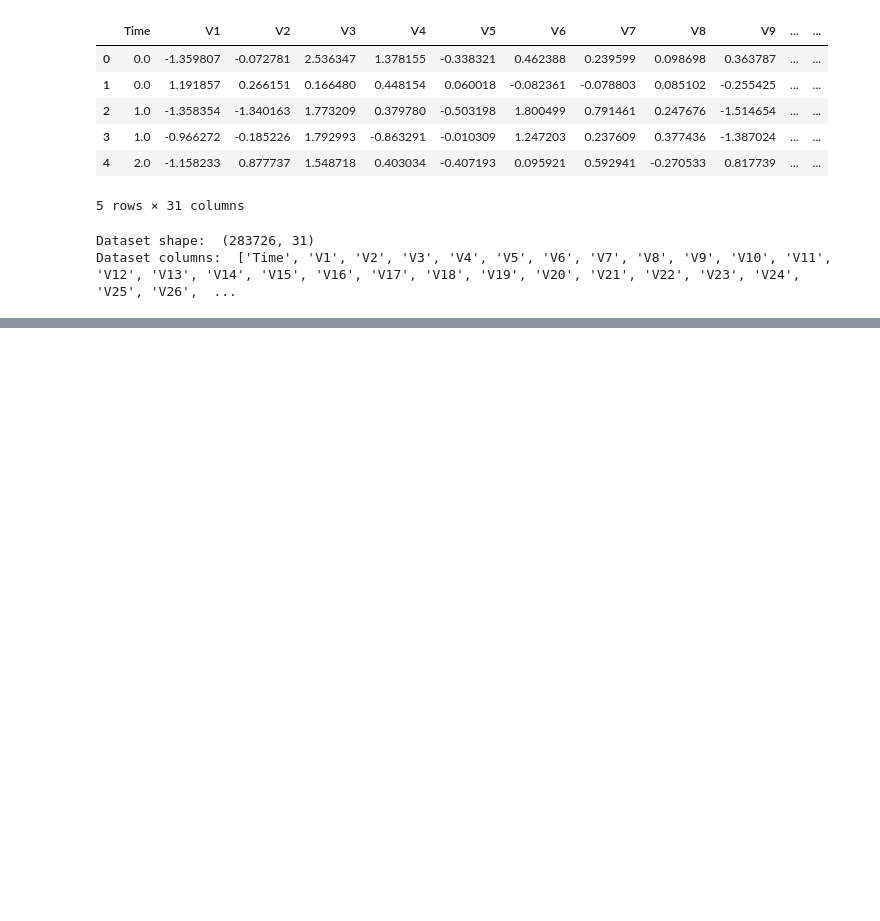
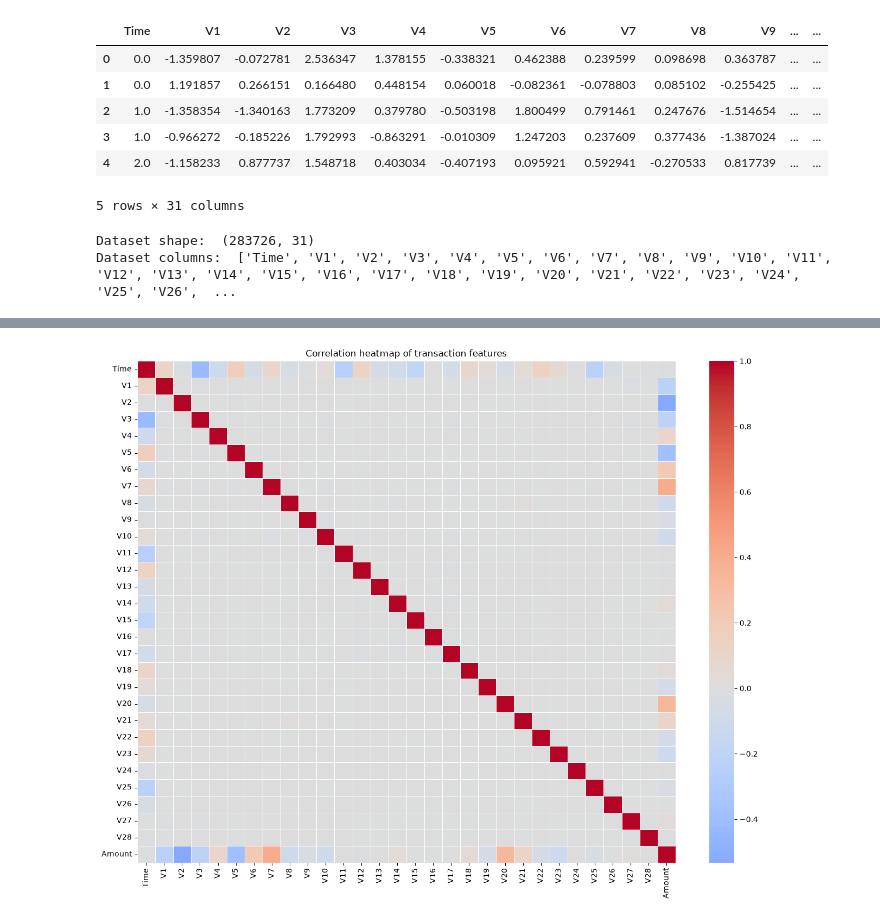
Before and after one commit to Kayathri-maths/AI_Fraud_model, a Jupyter notebook: notebooks/01_feature_analysis.ipynb, the cells around one changed output, grey strips where cells are left out. Drawn from its saved outputs; the diff is of its cells as text; code cells hidden in the pictures; blank space fills up the shorter version.

```diff
--- a/notebooks/01_feature_analysis.ipynb
+++ b/notebooks/01_feature_analysis.ipynb
@@ -24,3 +24,9 @@ print("Dataset columns: ", df.columns.tolist())
 # %% [output]
 Dataset shape:  (283726, 31)
 Dataset columns:  ['Time', 'V1', 'V2', 'V3', 'V4', 'V5', 'V6', 'V7', 'V8', 'V9', 'V10', 'V11', 'V12', 'V13', 'V14', 'V15', 'V16', 'V17', 'V18', 'V19', 'V20', 'V21', 'V22', 'V23', 'V24', 'V25', 'V26',  ...
+# %%
+# select numerical feature column
+numerical_features = df.drop(columns=["Class"])
+
+print("Number of numerical features: ", len(numerical_features.columns))
+print("\nNumerical features: ", numerical_features.columns.tolist())
@@ -26,0 +37,5 @@ Dataset columns:  ['Time', 'V1', 'V2', 'V3', 'V4', 'V5', 'V6', 'V7', 'V8', 'V9',
+# %%
+# calculate correlation between numerical features
+correlation_matrix = numerical_features.corr()
+# display correlation matrix
+correlation_matrix
@@ -26,0 +61,14 @@ Dataset columns:  ['Time', 'V1', 'V2', 'V3', 'V4', 'V5', 'V6', 'V7', 'V8', 'V9',
+# %%
+# set figure size
+plt.figure(figsize=(16, 12))
+
+# create correlation heatmap
+sns.heatmap(correlation_matrix, cmap="coolwarm", center=0,linewidths=0.5)
+
+# add title
+plt.title("Correlation heatmap of transaction features")
+
+# display plot
+plt.show()
+# %% [output]
+[figure, added]
```
Also changed, not shown: parts of 7 cells of this notebook.
